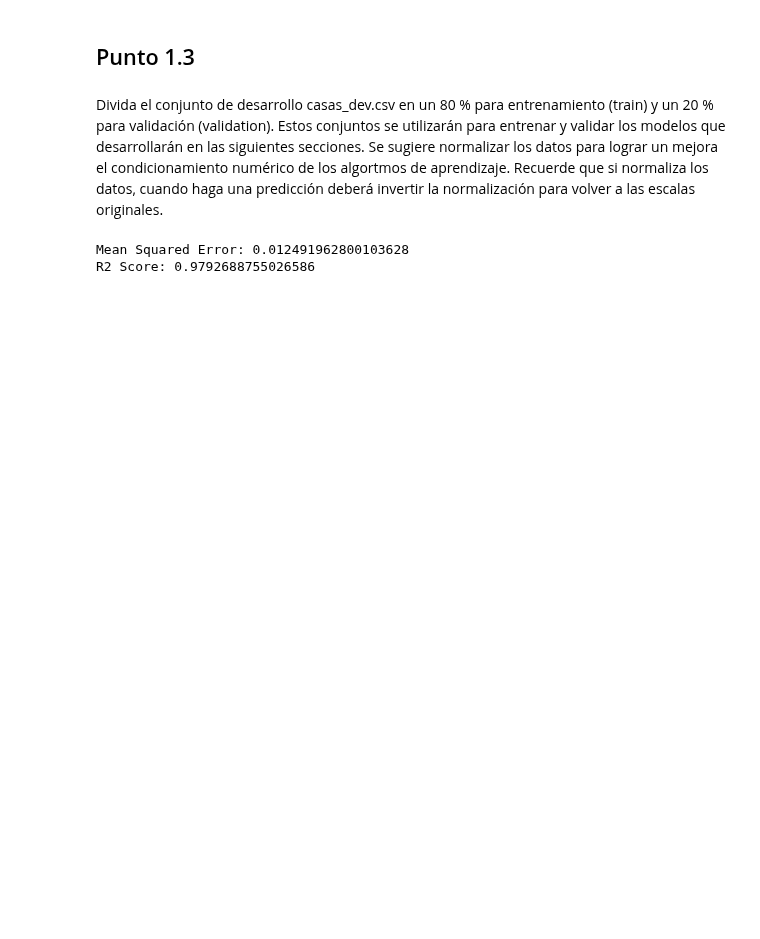
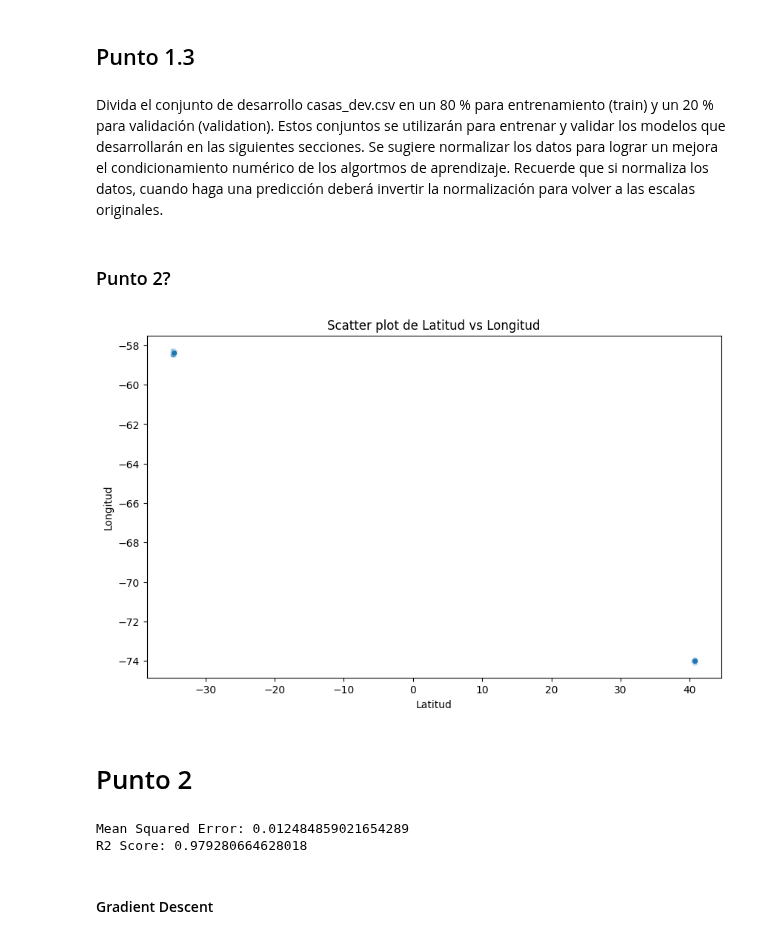
Before and after one commit to frizynn/tp1-machine-learning, a Jupyter notebook: src/Entrega_Tp1.ipynb, the cells around one changed output. Cells and saved outputs as stored; diff of their text form; code cells hidden in the pictures; blank space fills up the shorter version.

Commit message:
punto 2

```diff
--- a/src/Entrega_Tp1.ipynb
+++ b/src/Entrega_Tp1.ipynb
@@ -208,8 +202,8 @@ df_train, df_test = split_test_train_without_label(df, test_size=0.2, random_sta
 # %%
 
-from models.linear_regressor import LinearRegressor
-from models.polinomial_regressor import PolinomialRegressor
-from models.data import split_test_train_with_label, split_test_train_without_label
+from models.regression.linear_regressor import LinearRegressor
+from models.regression.polinomial_regressor import PolinomialRegressor
+from models.regression.data import split_test_train_with_label, split_test_train_without_label
 
 df = pd.read_csv(r"../data/processed/casas_dev.csv")
 
@@ -220,15 +214,34 @@ y = df['price']
 y = np.log(y)
 
 X_train, X_test, y_train, y_test = split_test_train_with_label(X, y, test_size=0.2, random_state=12)
-
-model = LinearRegressor()
-model.fit(X_train, y_train)
-mse = model.mse_score(X_test, y_test)
-print("Mean Squared Error:", mse)
-
-r2_score = model.r2_score(X_test, y_test)
-
-print("R2 Score:", r2_score)
-# %% [output]
-Mean Squared Error: 0.012491962800103628
-R2 Score: 0.9792688755026586
+# %% [markdown]
+### Punto 2?
+# %%
+# scatter plot de 'lat' vs 'lon'
+plt.figure(figsize=(10, 6))
+sns.scatterplot(data=df, x='lat', y='lon')
+plt.title('Scatter plot de Latitud vs Longitud')
+plt.xlabel('Latitud')
+plt.ylabel('Longitud')
+plt.show()
+# %% [output]
+[figure, added]
+# %% [markdown]
+# Punto 2
+# %%
+df = pd.read_csv(r"../data/processed/casas_dev.csv")
+model_inv = LinearRegressor()
+
+model_inv.fit(X_train, y_train)
+mse = model_inv.mse_score(X_test, y_test)
+
+print("Mean Squared Error:", mse)
+
+r2_score = model_inv.r2_score(X_test, y_test)
+
+print("R2 Score:", r2_score)
+# %% [output]
+Mean Squared Error: 0.012484859021654289
+R2 Score: 0.979280664628018
+# %% [markdown]
+#### Gradient Descent
```
Also changed, not shown: parts of 34 cells of this notebook, 11 other files.
